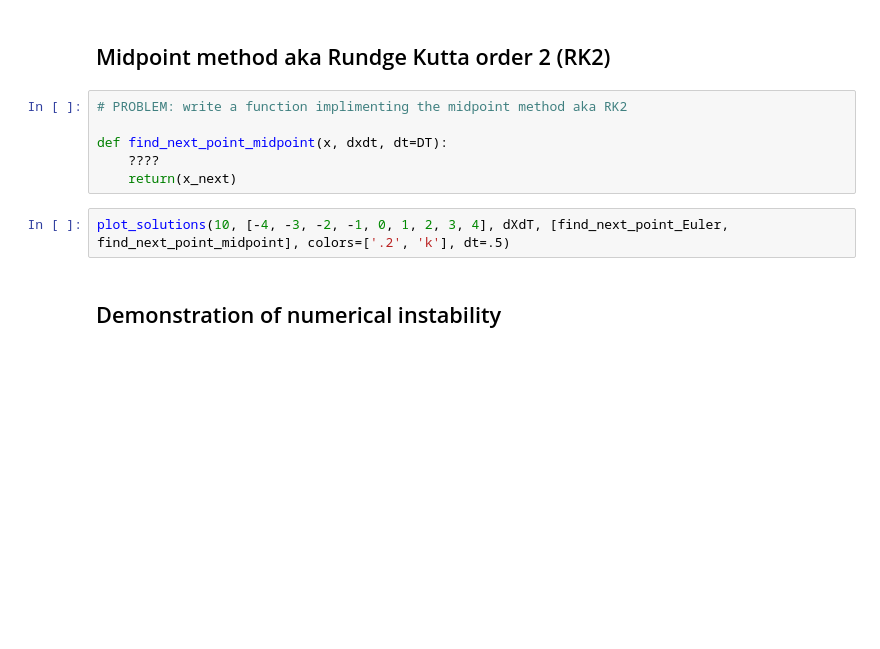
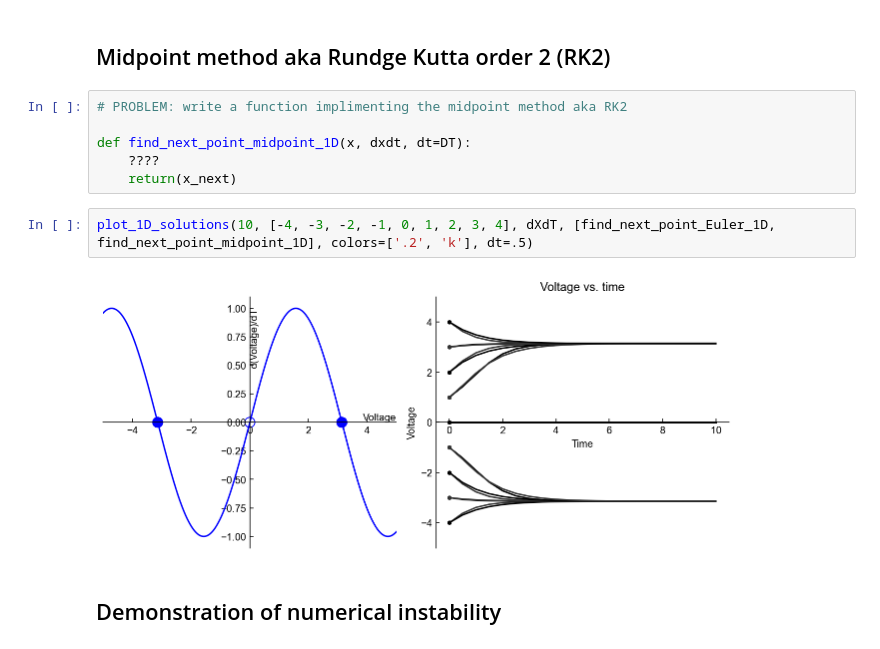
Before and after one commit to badralbanna/FTN, a Jupyter notebook: 4 1D simulations.ipynb, the cells around one changed output. Saved outputs shown, nothing was run; the diff lists cells and outputs as text; blank space fills up the shorter version.

```diff
--- a/4 1D simulations.ipynb
+++ b/4 1D simulations.ipynb
@@ -193,11 +232,13 @@ plot_solutions(10, [-4, -3, -2, -1, 0, 1, 2, 3, 4], dXdT, find_next_point_Euler)
 # %%
 # PROBLEM: write a function implimenting the midpoint method aka RK2
 
-def find_next_point_midpoint(x, dxdt, dt=DT):
+def find_next_point_midpoint_1D(x, dxdt, dt=DT):
     ????
     return(x_next)
 # %%
-plot_solutions(10, [-4, -3, -2, -1, 0, 1, 2, 3, 4], dXdT, [find_next_point_Euler, find_next_point_midpoint], colors=['.2', 'k'], dt=.5)
+plot_1D_solutions(10, [-4, -3, -2, -1, 0, 1, 2, 3, 4], dXdT, [find_next_point_Euler_1D, find_next_point_midpoint_1D], colors=['.2', 'k'], dt=.5)
+# %% [output]
+[figure, added]
 # %% [markdown]
 ## Demonstration of numerical instability
 # %%
```
Also changed, not shown: parts of 16 cells of this notebook, 7 other files.
